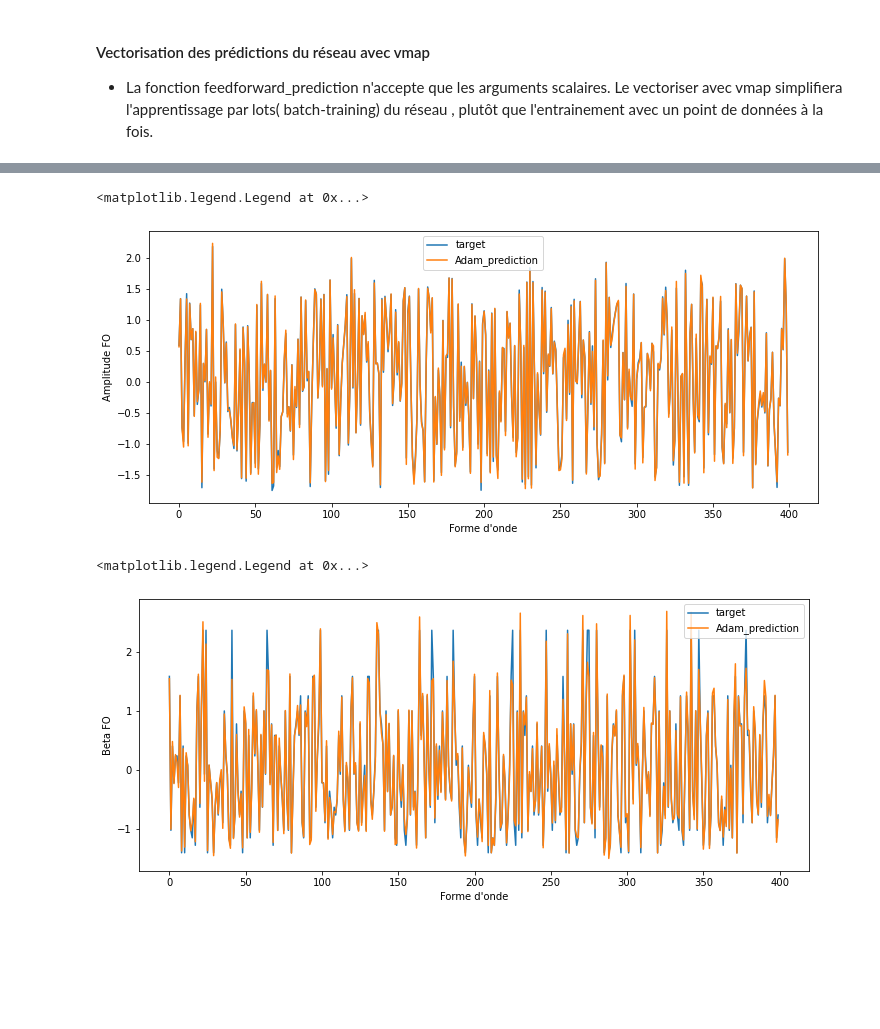
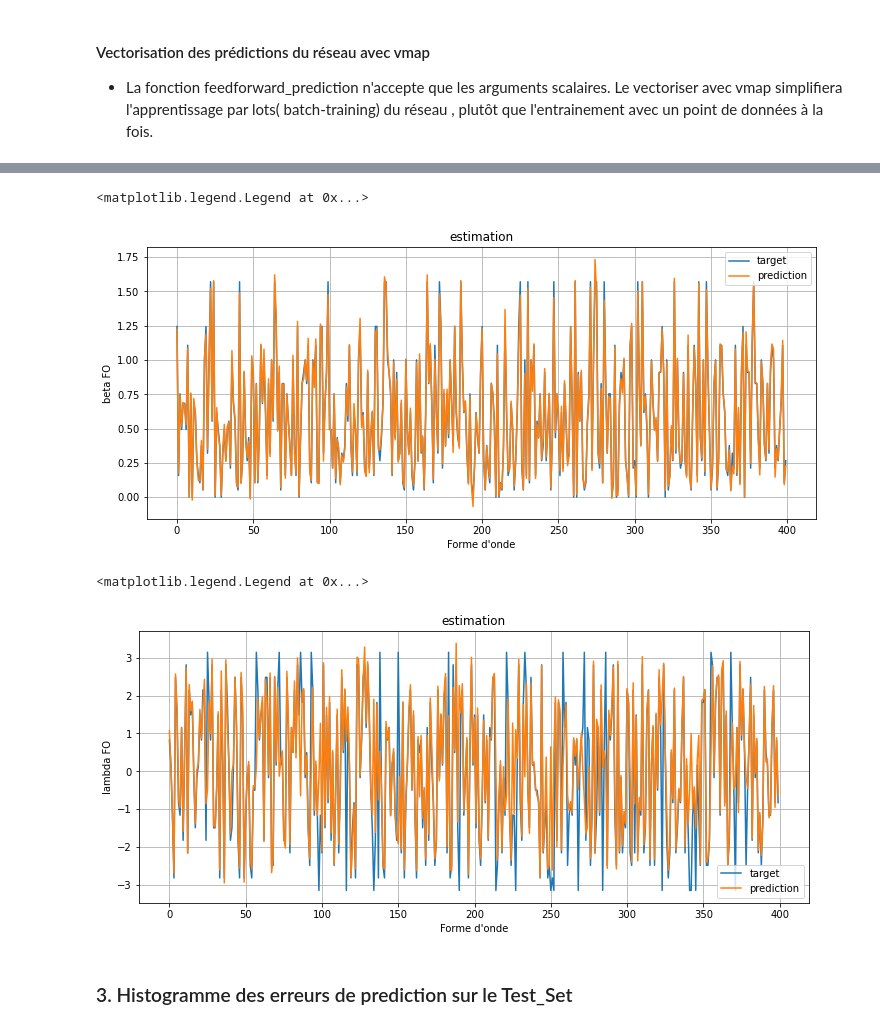
Before and after one commit to yao-clou/Deep_Learning, a Jupyter notebook: MLP_channel_XYZ_Band_I.ipynb, the cells around one changed output, grey strips where cells are left out. Drawn from its saved outputs; the diff is of its cells as text; code cells hidden in the pictures; blank space fills up the shorter version.

```diff
--- a/MLP_channel_XYZ_Band_I.ipynb
+++ b/MLP_channel_XYZ_Band_I.ipynb
@@ -710,2 +638,10 @@ array([[ 0.58853095,  1.5826692 ,  0.43355498],
+# %%
+
+def real_parameter_prediction(param_test,in_array):
+    prediction=predict(param_test[0],in_array)
+    Amp_pred=prediction[:,0]*param_test[2][1] + param_test[2][0]
+    Bet_pred=prediction[:,1]*param_test[3][1] + param_test[3][0]
+    lam_pred=prediction[:,2]*param_test[4][1] + param_test[4][0]
+    return np.asarray([(i,j,k)for i,j,k in zip(Amp_pred,Bet_pred,lam_pred)])
 # %%
-predT=predict(params,X_Te)
+predT=real_parameter_prediction(ff,X_Te)
@@ -715,0 +658,8 @@ DeviceArray(3.032177, dtype=float32)
+# %%
+def Y_test_transform(param_test,Y):
+    h_real=np.dot(Y[:,0],param_test[2][1]) + param_test[2][0]
+    b_real=np.dot(Y[:,1],param_test[3][1]) + param_test[3][0]
+    l_real=np.dot(Y[:,2],param_test[4][1]) + param_test[4][0]
+    return np.asarray([(i,j,k)for i,j,k in zip(h_real,b_real,l_real)])
+# %%
+Y_TT=Y_test_transform(ff,Y_test)
@@ -767,22 +684,28 @@ predT_Adam=predict(net_params,X_Te)
 # %%
 plt.figure(figsize=(12,5))
-plt.plot(Y_test[:,0],label='target')
-plt.plot(predT_Adam[:,0],label='Adam_prediction')
-plt.ylabel('Amplitude FO')
+plt.plot(Y_TT[:,1],label='target')
+plt.plot(predT[:,1],label='prediction')
+plt.ylabel('beta FO')
 plt.xlabel("Forme d'onde")
+plt.title('estimation')
+plt.grid()
 plt.legend()
 # %% [output]
 <matplotlib.legend.Legend at 0x...>
-[figure, old version]
+[figure, new version]
 # %%
 plt.figure(figsize=(12,5))
-plt.plot(Y_test[:,1],label='target')
-plt.plot(predT_Adam[:,1],label='Adam_prediction')
-plt.ylabel('Beta FO')
+plt.plot(Y_TT[:,2],label='target')
+plt.plot(predT[:,2],label='prediction')
+plt.ylabel('lambda FO')
 plt.xlabel("Forme d'onde")
+plt.title('estimation')
+plt.grid()
 plt.legend()
 # %% [output]
 <matplotlib.legend.Legend at 0x...>
-[figure, old version]
+[figure, new version]
+# %% [markdown]
+###  3. Histogramme des erreurs de prediction sur le Test_Set
 # %%
 def LOSS_Hist(params,in_array,targets):
```
Also changed, not shown: parts of 103 cells of this notebook.
